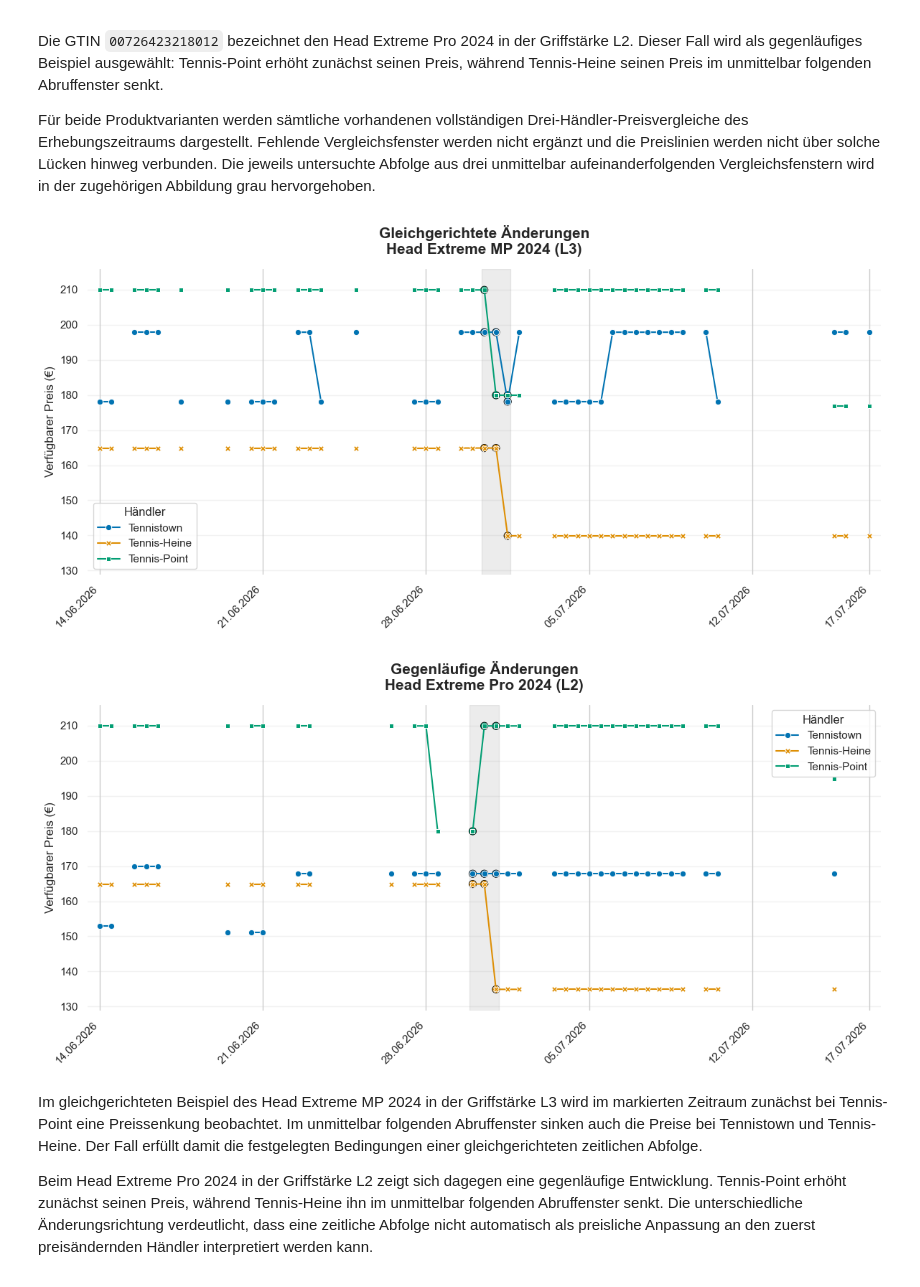
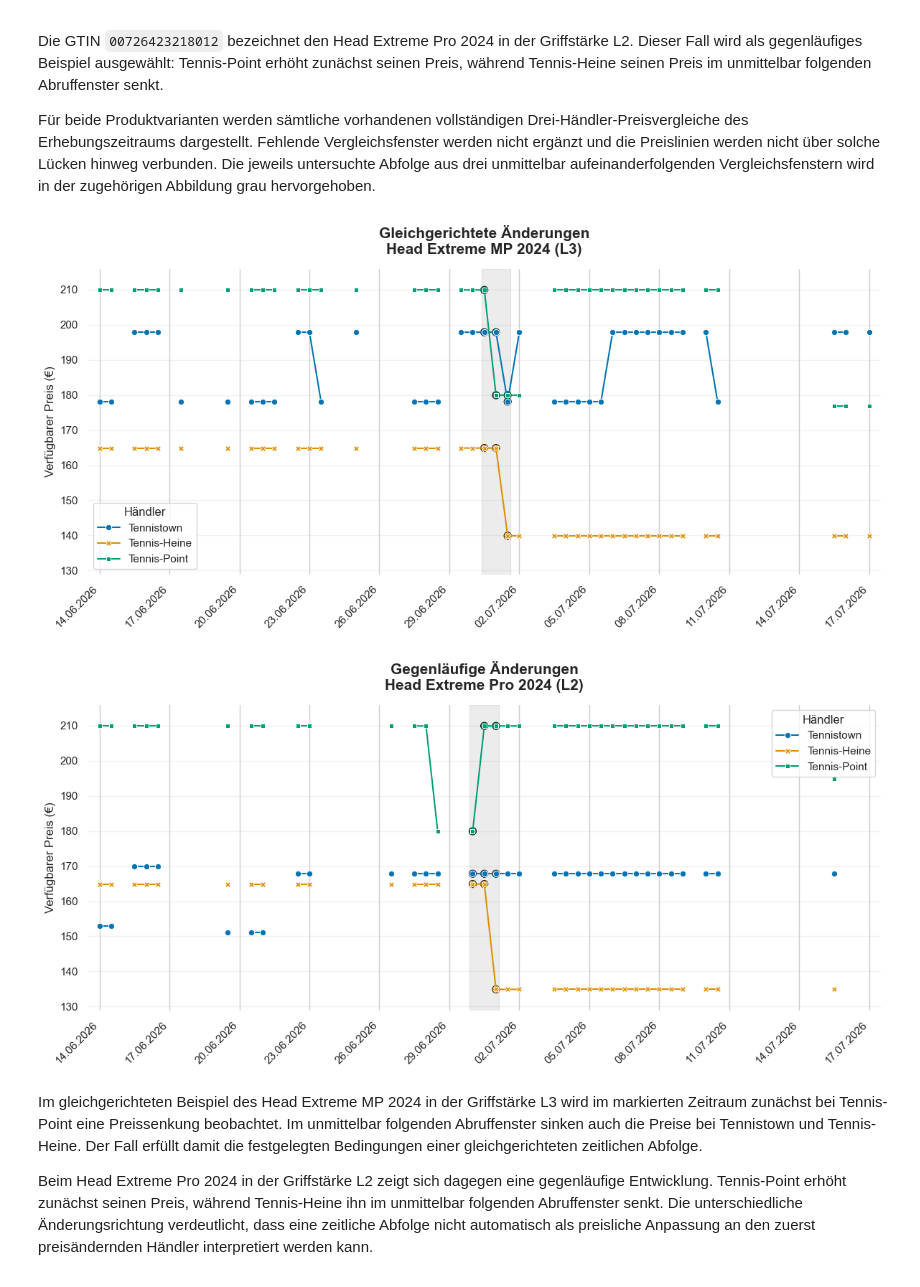
Before and after one commit to giannijosten/tennis_analytics, a Jupyter notebook: analysis/04_competitor_analysis.ipynb, the cells around one changed output. Cells and saved outputs as stored; diff of their text form; code cells hidden in the pictures.

```diff
--- a/analysis/04_competitor_analysis.ipynb
+++ b/analysis/04_competitor_analysis.ipynb
@@ -1170,22 +1170,15 @@ df_selected_temporal_plot = df_selected_temporal_history.melt(
     value_name='Price (€)'
 )
 
-# Eindeutige Kennzeichnung jedes zusammenhängenden Linienabschnitts erzeugen
-df_selected_temporal_plot['line_segment'] = (
-    df_selected_temporal_plot['gtin_normalized'].astype(str) + '_'
-    + df_selected_temporal_plot['Retailer'].astype(str) + '_'
-    + df_selected_temporal_plot['price_segment'].astype(str)
-)
-
 # Fensternummer der ersten Preisänderung für jede ausgewählte GTIN speichern
 initial_window_order_by_gtin = df_selected_temporal_candidates.set_index('GTIN')['Initial comparison window order'].to_dict()
 
-# Einheitliche Positionen für die Datumsbeschriftungen der x-Achse festlegen
+# Positionen der Datumsbeschriftungen im Abstand von drei Kalendertagen festlegen
 maximum_comparison_window_order = int(df_temporal_price_changes['comparison_window_order'].max())
-comparison_tick_positions = list(range(0, maximum_comparison_window_order + 1, 14))
+comparison_tick_positions = list(range(0, maximum_comparison_window_order + 1, 6))
 
-# Letztes vorhandenes Vergleichsfenster gegebenenfalls zusätzlich anzeigen
-if comparison_tick_positions[-1] != maximum_comparison_window_order:
+# Letzten Beobachtungstag zusätzlich anzeigen, falls er noch nicht enthalten ist
+if comparison_tick_positions[-1] // 2 != maximum_comparison_window_order // 2:
     comparison_tick_positions.append(maximum_comparison_window_order)
 
 # Fensternummern für die Achse wieder in Datumsangaben übersetzen
@@ -1223,7 +1216,7 @@ for gtin, case_title in selected_temporal_cases.items():
         y='Price (€)',
         hue='Retailer',
         style='Retailer',
-        units='line_segment',
+        units='price_segment',
         estimator=None,
         hue_order=retailer_order,
         style_order=retailer_order,
@@ -1245,35 +1238,35 @@ for gtin, case_title in selected_temporal_cases.items():
         hue='Retailer',
         hue_order=retailer_order,
         palette='colorblind',
         s=55,
         edgecolor='black',
         linewidth=0.6,
         legend=False,
         ax=ax
     )
 
     # Diagramm beschriften
     ax.set_title(case_title, fontsize=15, fontweight='bold', pad=15)
     ax.set_xlabel('')
     ax.set_ylabel('Verfügbarer Preis (€)')
 
     # Einheitliche Datums- und Preisskala verwenden
     ax.set_xticks(comparison_tick_positions)
     ax.set_xticklabels(comparison_tick_labels, rotation=45, ha='right')
     ax.set_xlim(-1, maximum_comparison_window_order + 1)
     ax.set_ylim(minimum_selected_price - price_axis_margin, maximum_selected_price + price_axis_margin)
 
     # Legende und Gitternetz anpassen
     ax.legend(title='Händler')
     ax.grid(axis='y', alpha=0.25)
 
     # Diagramm abschließend formatieren und anzeigen
     sns.despine(ax=ax, left=True, bottom=True)
     plt.tight_layout()
     plt.show()
 # %% [output]
-[figure, old version]
+[figure, new version]
-[figure, old version]
+[figure, new version]
 # %% [markdown]
 Im gleichgerichteten Beispiel des Head Extreme MP 2024 in der Griffstärke L3 wird im markierten Zeitraum zunächst bei Tennis-Point eine Preissenkung beobachtet. Im unmittelbar folgenden Abruffenster sinken auch die Preise bei Tennistown und Tennis-Heine. Der Fall erfüllt damit die festgelegten Bedingungen einer gleichgerichteten zeitlichen Abfolge.
 
```
Also changed, not shown: 3 other files.
